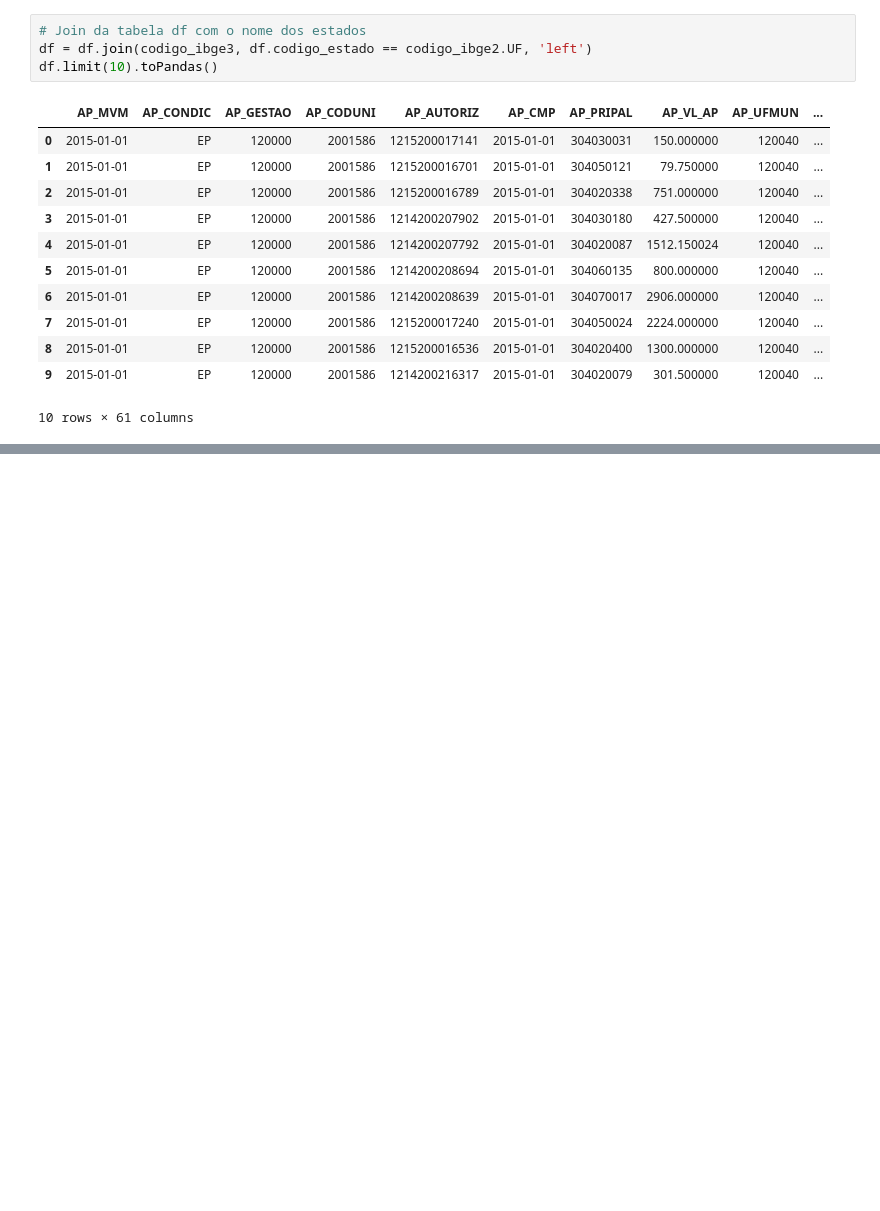
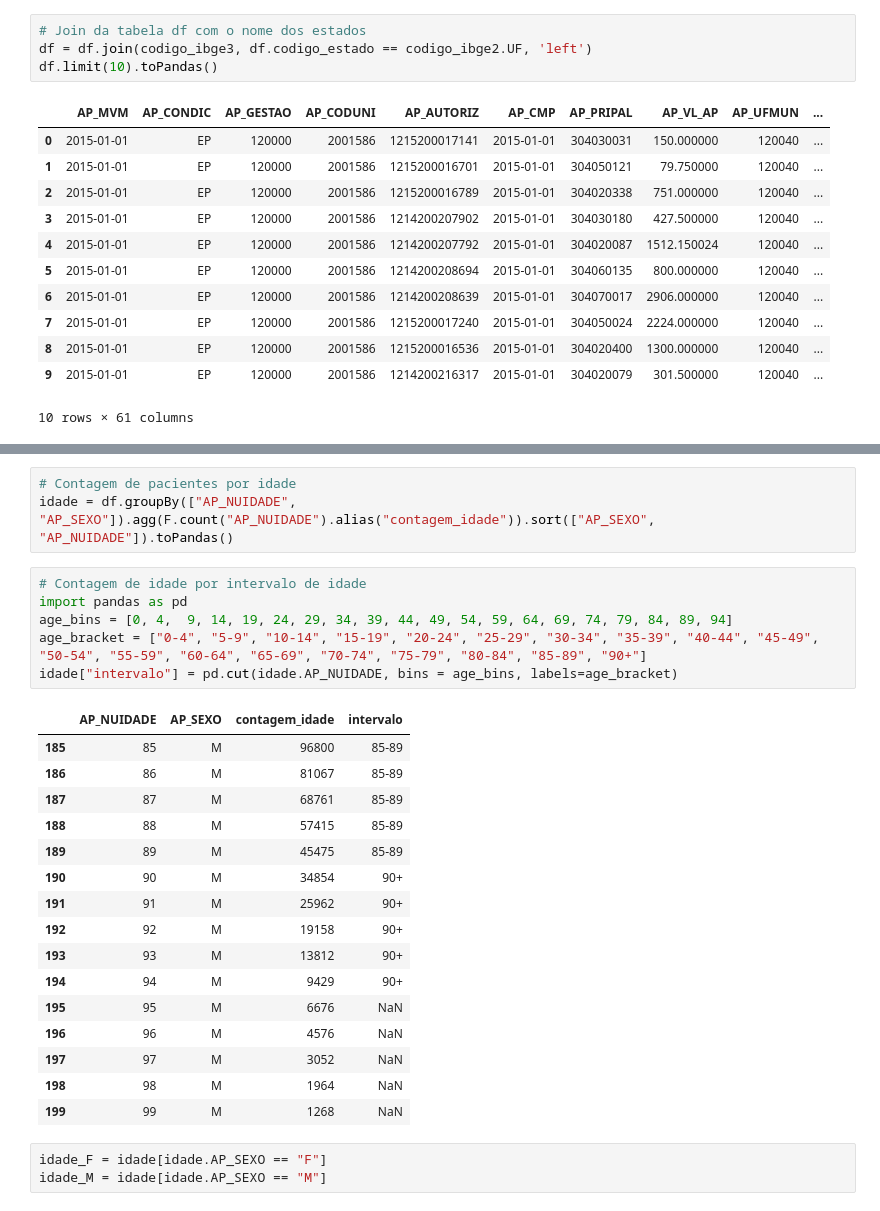
Before and after one commit to leandroladislau/DATASUS, a Jupyter notebook: Analise/Analise_datasus_1.ipynb, the cells around one changed output, grey strips where cells are left out. Saved outputs shown, nothing was run; the diff lists cells and outputs as text; blank space fills up the shorter version.

```diff
--- a/Analise/Analise_datasus_1.ipynb
+++ b/Analise/Analise_datasus_1.ipynb
@@ -356,0 +369,29 @@ df.limit(10).toPandas()
+# %%
+# Contagem de pacientes por idade
+idade = df.groupBy(["AP_NUIDADE", "AP_SEXO"]).agg(F.count("AP_NUIDADE").alias("contagem_idade")).sort(["AP_SEXO", "AP_NUIDADE"]).toPandas()
+# %%
+# Contagem de idade por intervalo de idade
+import pandas as pd
+age_bins = [0, 4,  9, 14, 19, 24, 29, 34, 39, 44, 49, 54, 59, 64, 69, 74, 79, 84, 89, 94]
+age_bracket = ["0-4", "5-9", "10-14", "15-19", "20-24", "25-29", "30-34", "35-39", "40-44", "45-49", "50-54", "55-59", "60-64", "65-69", "70-74", "75-79", "80-84", "85-89", "90+"]
+idade["intervalo"] = pd.cut(idade.AP_NUIDADE, bins = age_bins, labels=age_bracket)
+# %% [output]
+|  | AP_NUIDADE | AP_SEXO | contagem_idade | intervalo |
+| 185 | 85 | M | 96800 | 85-89 |
+| 186 | 86 | M | 81067 | 85-89 |
+| 187 | 87 | M | 68761 | 85-89 |
+| 188 | 88 | M | 57415 | 85-89 |
+| 189 | 89 | M | 45475 | 85-89 |
+| 190 | 90 | M | 34854 | 90+ |
+| 191 | 91 | M | 25962 | 90+ |
+| 192 | 92 | M | 19158 | 90+ |
+| 193 | 93 | M | 13812 | 90+ |
+| 194 | 94 | M | 9429 | 90+ |
+| 195 | 95 | M | 6676 | NaN |
+| 196 | 96 | M | 4576 | NaN |
+| 197 | 97 | M | 3052 | NaN |
+| 198 | 98 | M | 1964 | NaN |
+| 199 | 99 | M | 1268 | NaN |
+# %%
+idade_F = idade[idade.AP_SEXO == "F"]
+idade_M = idade[idade.AP_SEXO == "M"]
```
Also changed, not shown: parts of 55 cells of this notebook.
